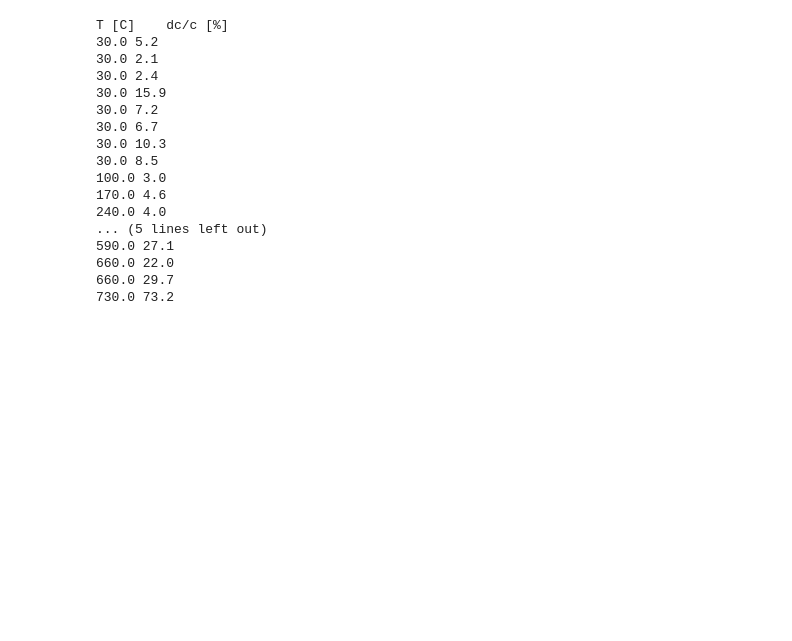
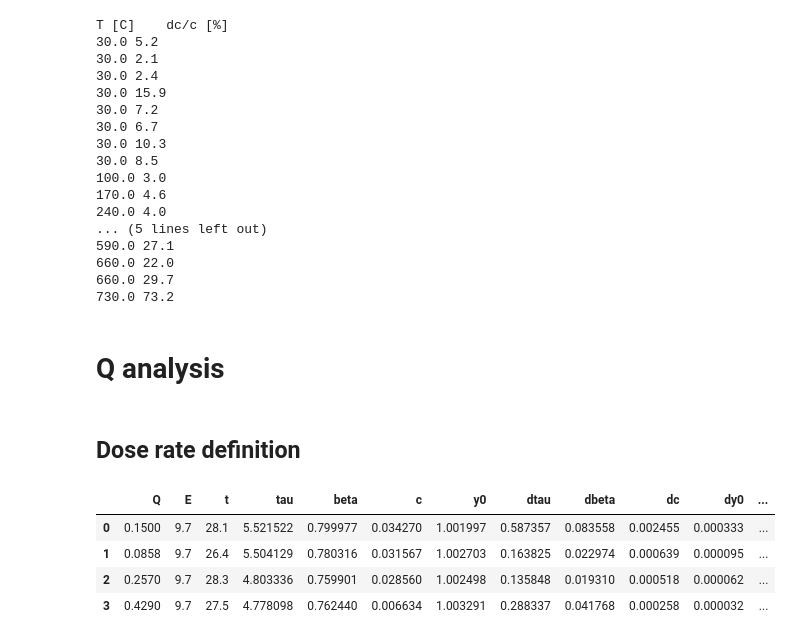
Before and after one commit to FabioBrugnara/20250408, a Jupyter notebook: SCRIPTS/3) GeO2_6 fits analysis.ipynb, the cells around one changed output. Drawn from its saved outputs; the diff is of its cells as text; code cells hidden in the pictures; blank space fills up the shorter version.

```diff
--- a/SCRIPTS/3) GeO2_6 fits analysis.ipynb
+++ b/SCRIPTS/3) GeO2_6 fits analysis.ipynb
@@ -362,3 +364,5 @@ T [C]    dc/c [%]
 660.0 22.0
 660.0 29.7
 730.0 73.2
+# %% [markdown]
+# Q analysis
@@ -364,0 +404,2 @@ T [C]    dc/c [%]
+# %% [markdown]
+## Dose rate definition
@@ -364,0 +419,17 @@ T [C]    dc/c [%]
+# %%
+columns = ['Q','E', 't', 'tau', 'beta', 'c', 'y0', 'dtau', 'dbeta', 'dc', 'dy0']
+df = pd.DataFrame(columns=columns)
+for i in scan_E.keys():
+    fit_outs[i]['T'] = scan_T[i]
+    fit_outs[i]['d'] = scan_d[i]
+    fit_outs[i]['E'] = scan_E[i]
+    fit_outs[i]['Q'] = scan_Q[i]
+    #fit_outs[i]['dose_rate'] = dose_rate(scan_E[i], scan_d[i])
+    df = pd.concat([df,fit_outs[i]], ignore_index=True)
+display(df)
+# %% [output]
+|  | Q | E | t | tau | beta | c | y0 | dtau | dbeta | dc | dy0 | ... |
+| 0 | 0.1500 | 9.7 | 28.1 | 5.521522 | 0.799977 | 0.034270 | 1.001997 | 0.587357 | 0.083558 | 0.002455 | 0.000333 | ... |
+| 1 | 0.0858 | 9.7 | 26.4 | 5.504129 | 0.780316 | 0.031567 | 1.002703 | 0.163825 | 0.022974 | 0.000639 | 0.000095 | ... |
+| 2 | 0.2570 | 9.7 | 28.3 | 4.803336 | 0.759901 | 0.028560 | 1.002498 | 0.135848 | 0.019310 | 0.000518 | 0.000062 | ... |
+| 3 | 0.4290 | 9.7 | 27.5 | 4.778098 | 0.762440 | 0.006634 | 1.003291 | 0.288337 | 0.041768 | 0.000258 | 0.000032 | ... |
```
Also changed, not shown: parts of 5 cells of this notebook, 1 other file.
